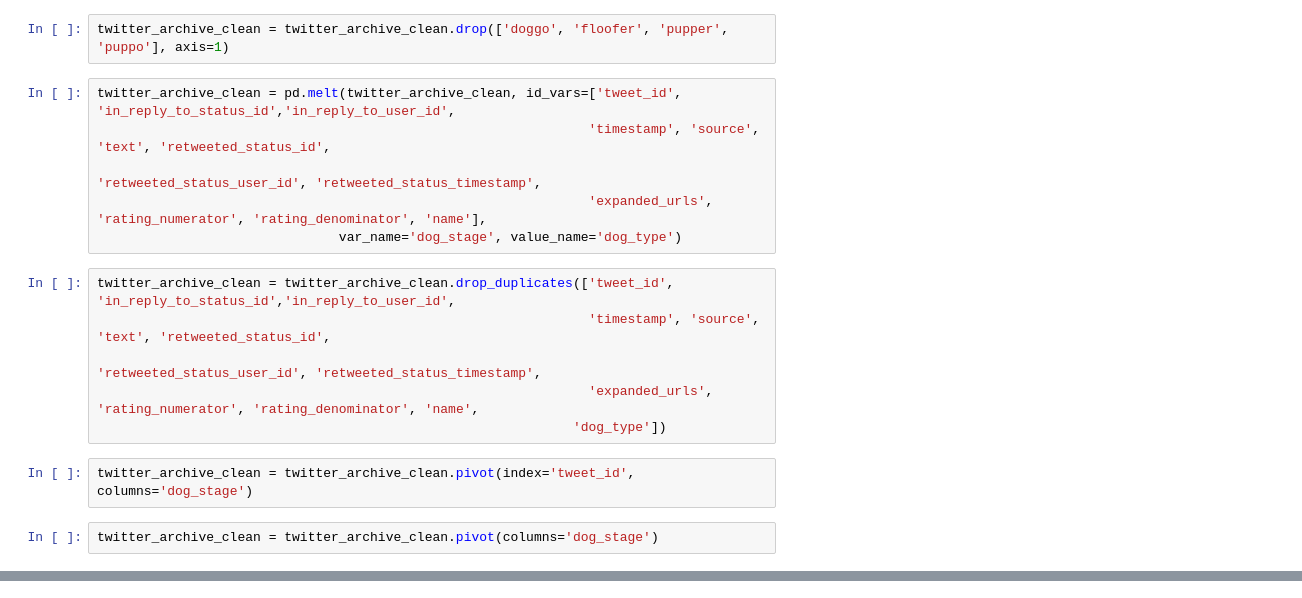
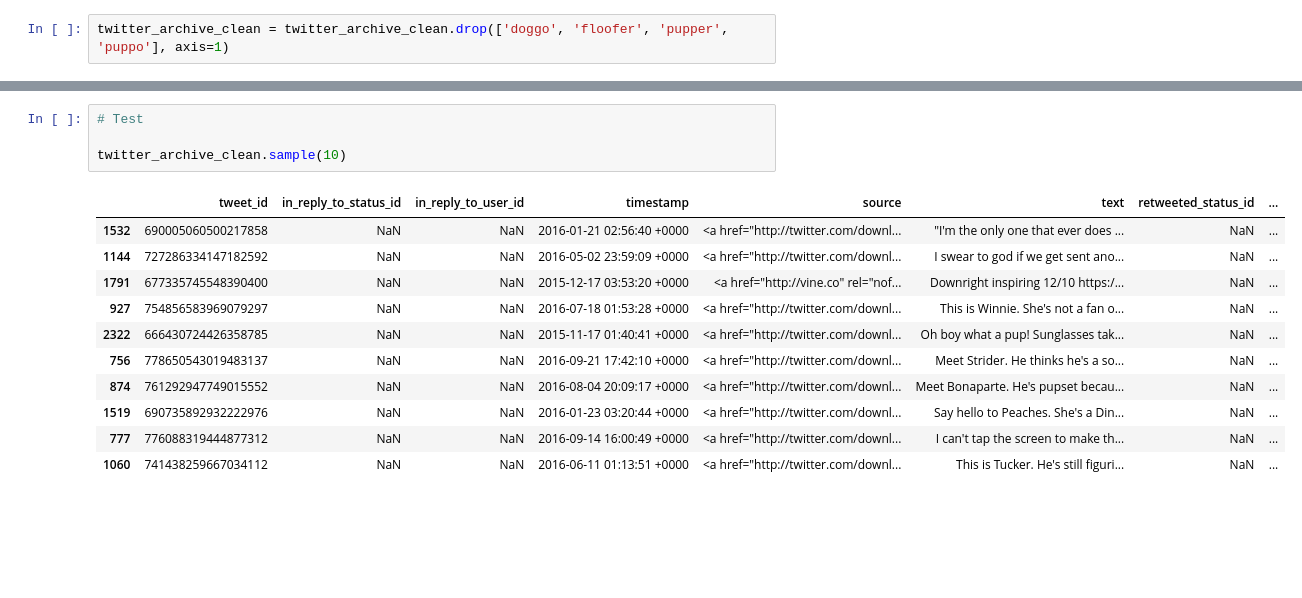
Before and after one commit to KattyP/DataWrangleProject, a Jupyter notebook: wrangle_act.ipynb, the cells around one changed output, grey strips where cells are left out. Cells and saved outputs as stored; diff of their text form; blank space fills up the shorter version.

```diff
--- a/wrangle_act.ipynb
+++ b/wrangle_act.ipynb
@@ -469,19 +348,3 @@ cols = ['doggo', 'floofer', 'pupper', 'puppo']
 twitter_archive_clean['dog_stage'] = twitter_archive_clean[cols].apply(lambda x: ','.join(x.dropna()), axis=1)
 # %%
 twitter_archive_clean = twitter_archive_clean.drop(['doggo', 'floofer', 'pupper', 'puppo'], axis=1)
-# %%
-twitter_archive_clean = pd.melt(twitter_archive_clean, id_vars=['tweet_id', 'in_reply_to_status_id','in_reply_to_user_id',
-                                                               'timestamp', 'source', 'text', 'retweeted_status_id',
-                                                                'retweeted_status_user_id', 'retweeted_status_timestamp',
-                                                               'expanded_urls', 'rating_numerator', 'rating_denominator', 'name'],
-                               var_name='dog_stage', value_name='dog_type')
-# %%
-twitter_archive_clean = twitter_archive_clean.drop_duplicates(['tweet_id', 'in_reply_to_status_id','in_reply_to_user_id',
-                                                               'timestamp', 'source', 'text', 'retweeted_status_id',
-                                                                'retweeted_status_user_id', 'retweeted_status_timestamp',
-                                                               'expanded_urls', 'rating_numerator', 'rating_denominator', 'name',
-                                                             'dog_type'])
-# %%
-twitter_archive_clean = twitter_archive_clean.pivot(index='tweet_id', columns='dog_stage')
-# %%
-twitter_archive_clean = twitter_archive_clean.pivot(columns='dog_stage')
@@ -524,3 +351,19 @@ Name: dog_stage, dtype: int64
+# %%
+# Test
+
+twitter_archive_clean.sample(10)
+# %% [output]
+|  | tweet_id | in_reply_to_status_id | in_reply_to_user_id | timestamp | source | text | retweeted_status_id | ... |
+| 1532 | 690005060500217858 | NaN | NaN | 2016-01-21 02:56:40 +0000 | <a href="http://twitter.com/downl... | "I'm the only one that ever does ... | NaN | ... |
+| 1144 | 727286334147182592 | NaN | NaN | 2016-05-02 23:59:09 +0000 | <a href="http://twitter.com/downl... | I swear to god if we get sent ano... | NaN | ... |
+| 1791 | 677335745548390400 | NaN | NaN | 2015-12-17 03:53:20 +0000 | <a href="http://vine.co" rel="nof... | Downright inspiring 12/10 https:/... | NaN | ... |
+| 927 | 754856583969079297 | NaN | NaN | 2016-07-18 01:53:28 +0000 | <a href="http://twitter.com/downl... | This is Winnie. She's not a fan o... | NaN | ... |
+| 2322 | 666430724426358785 | NaN | NaN | 2015-11-17 01:40:41 +0000 | <a href="http://twitter.com/downl... | Oh boy what a pup! Sunglasses tak... | NaN | ... |
+| 756 | 778650543019483137 | NaN | NaN | 2016-09-21 17:42:10 +0000 | <a href="http://twitter.com/downl... | Meet Strider. He thinks he's a so... | NaN | ... |
+| 874 | 761292947749015552 | NaN | NaN | 2016-08-04 20:09:17 +0000 | <a href="http://twitter.com/downl... | Meet Bonaparte. He's pupset becau... | NaN | ... |
+| 1519 | 690735892932222976 | NaN | NaN | 2016-01-23 03:20:44 +0000 | <a href="http://twitter.com/downl... | Say hello to Peaches. She's a Din... | NaN | ... |
+| 777 | 776088319444877312 | NaN | NaN | 2016-09-14 16:00:49 +0000 | <a href="http://twitter.com/downl... | I can't tap the screen to make th... | NaN | ... |
+| 1060 | 741438259667034112 | NaN | NaN | 2016-06-11 01:13:51 +0000 | <a href="http://twitter.com/downl... | This is Tucker. He's still figuri... | NaN | ... |
 # %%
 twitter_archive_clean['dog_stage'].value_counts()
 # %% [output]
```
Also changed, not shown: parts of 82 cells of this notebook.
